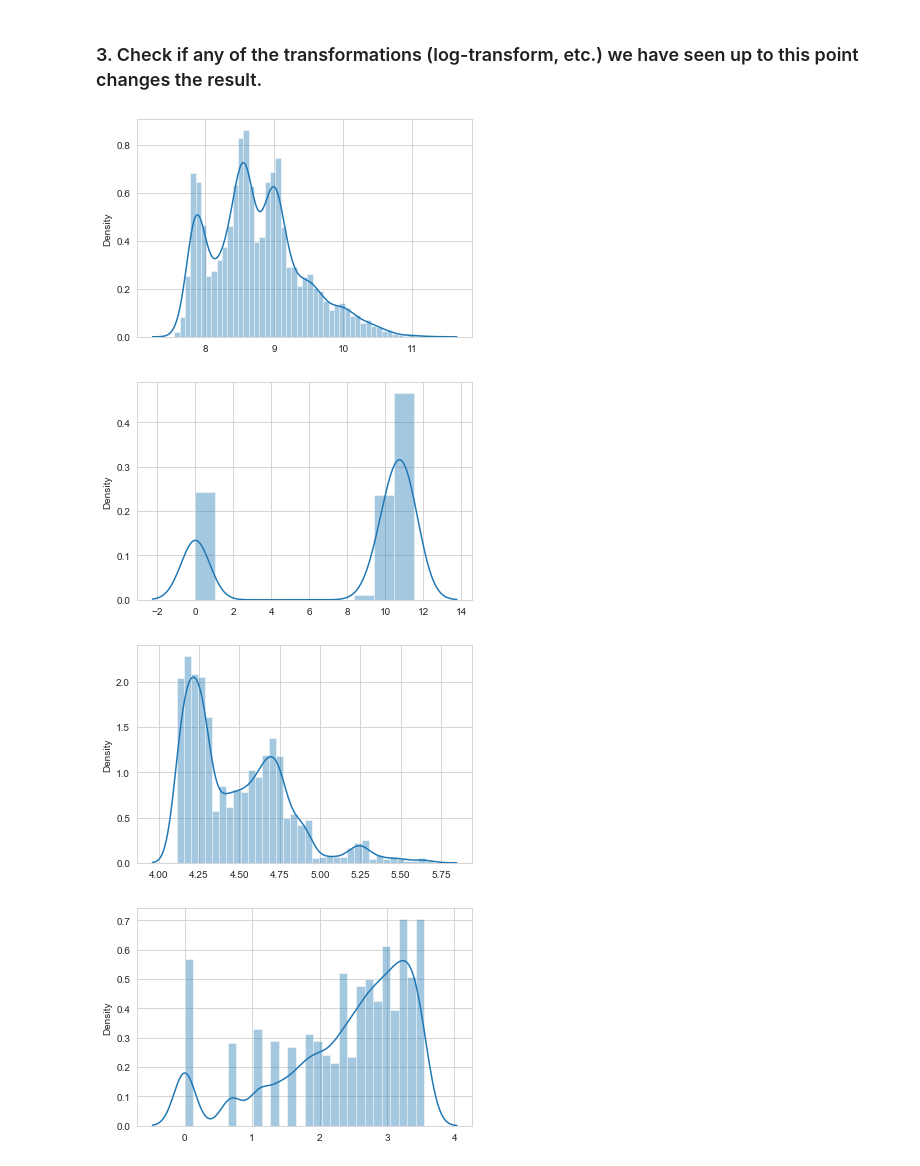
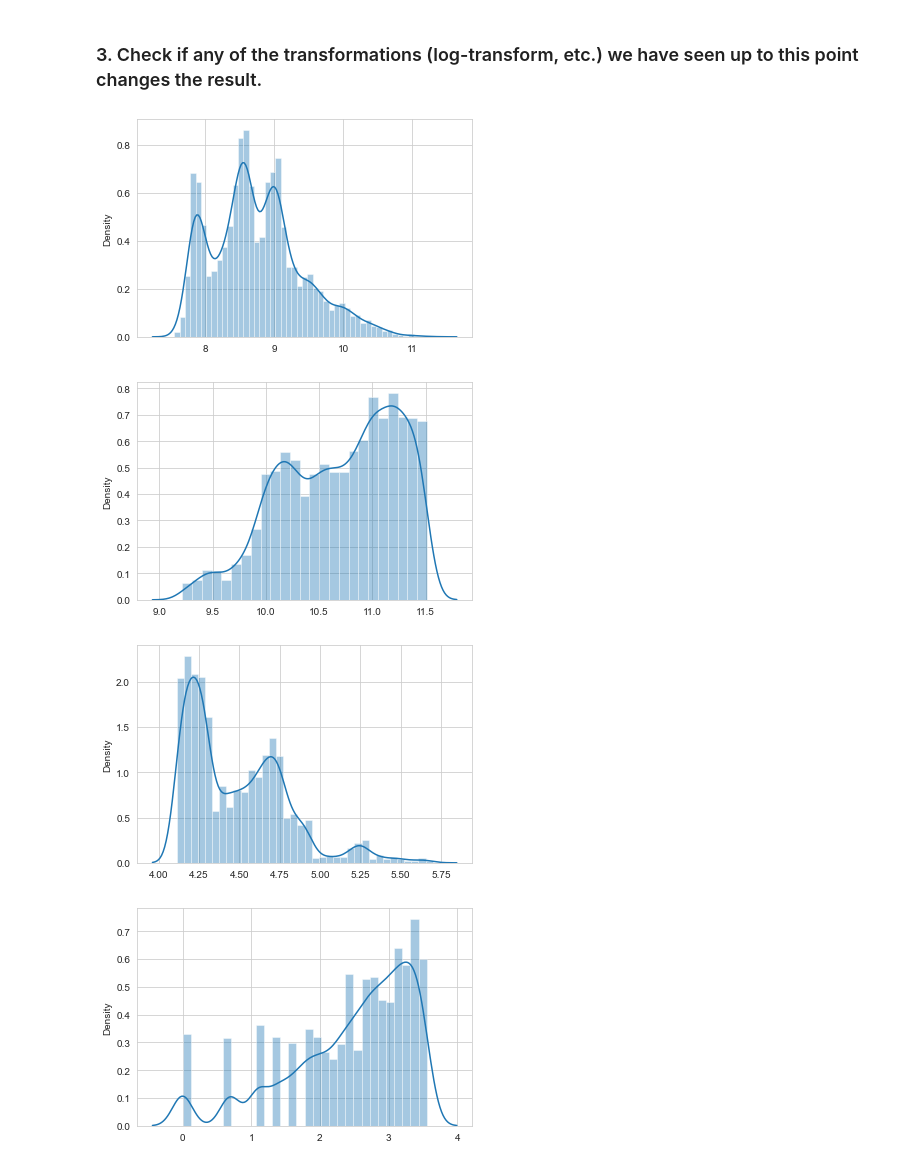
Before and after one commit to kymy91/lab-random-variable-distributions, a Jupyter notebook: DAY18.Lab2.RandomVariableDistribution.ipynb, the cells around one changed output. Saved outputs shown, nothing was run; the diff lists cells and outputs as text; code cells hidden in the pictures.

```diff
--- a/DAY18.Lab2.RandomVariableDistribution.ipynb
+++ b/DAY18.Lab2.RandomVariableDistribution.ipynb
@@ -96,17 +107,17 @@ distplot_df(numerical)
 # %% [markdown]
 ### 3. Check if any of the transformations (log-transform, etc.) we have seen up to this point changes the result.
 # %%
-def log_transfom_clean_(x):
+def log_transfom_clean(x):
     if np.isfinite(x) and x!=0: # If the value is finite and != 0...
         return np.log(x)
     else:
         return np.NAN # We are returning NaNs so that we can replace them later
 for i in numerical:
-    data_log = list(map(log_transfom_clean1, numerical[i]))
+    data_log = list(map(log_transfom_clean, numerical[i]))
     sns.distplot(data_log)
     plt.show()
 # %% [output]
 [figure]
-[figure, old version]
+[figure, new version]
 [figure]
-[figure, old version]
+[figure, new version]
```
Also changed, not shown: parts of 5 cells of this notebook.
